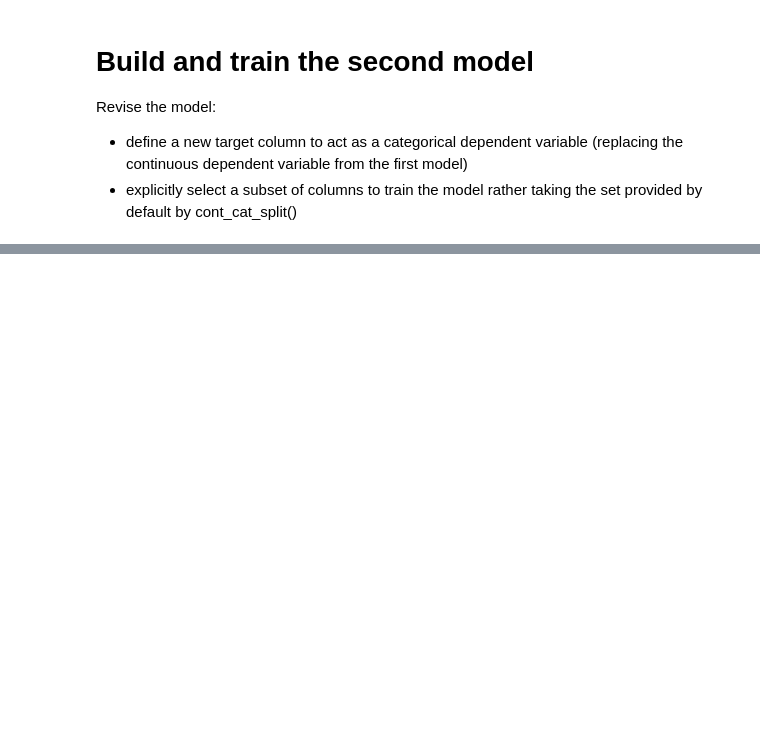
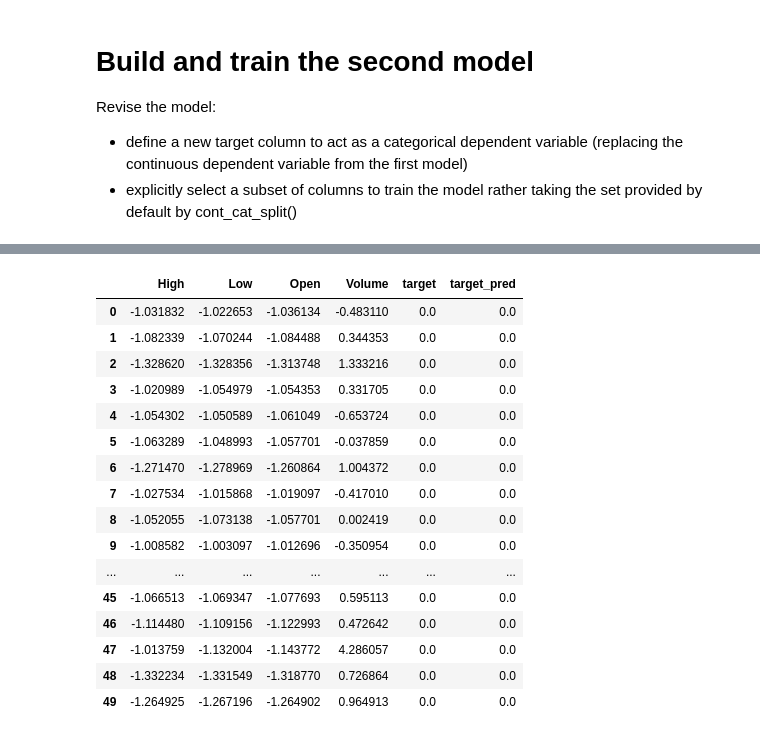
Before and after one commit to PacktPublishing/Deep-Learning-with-fastai-Cookbook, a Jupyter notebook: ch3/assessing_dataset_suitability.ipynb, the cells around one changed output, grey strips where cells are left out. Cells and saved outputs as stored; diff of their text form; code cells hidden in the pictures; blank space fills up the shorter version.

```diff
--- a/ch3/assessing_dataset_suitability.ipynb
+++ b/ch3/assessing_dataset_suitability.ipynb
@@ -176,0 +175,3 @@ learn.fit_one_cycle(30)
+# %%
+df_results = learn.show_results(max_n=50)
+# %% [output]
@@ -176,0 +179,17 @@ learn.fit_one_cycle(30)
+|  | High | Low | Open | Volume | target | target_pred |
+| 0 | -1.031832 | -1.022653 | -1.036134 | -0.483110 | 0.0 | 0.0 |
+| 1 | -1.082339 | -1.070244 | -1.084488 | 0.344353 | 0.0 | 0.0 |
+| 2 | -1.328620 | -1.328356 | -1.313748 | 1.333216 | 0.0 | 0.0 |
+| 3 | -1.020989 | -1.054979 | -1.054353 | 0.331705 | 0.0 | 0.0 |
+| 4 | -1.054302 | -1.050589 | -1.061049 | -0.653724 | 0.0 | 0.0 |
+| 5 | -1.063289 | -1.048993 | -1.057701 | -0.037859 | 0.0 | 0.0 |
+| 6 | -1.271470 | -1.278969 | -1.260864 | 1.004372 | 0.0 | 0.0 |
+| 7 | -1.027534 | -1.015868 | -1.019097 | -0.417010 | 0.0 | 0.0 |
+| 8 | -1.052055 | -1.073138 | -1.057701 | 0.002419 | 0.0 | 0.0 |
+| 9 | -1.008582 | -1.003097 | -1.012696 | -0.350954 | 0.0 | 0.0 |
+| ... | ... | ... | ... | ... | ... | ... |
+| 45 | -1.066513 | -1.069347 | -1.077693 | 0.595113 | 0.0 | 0.0 |
+| 46 | -1.114480 | -1.109156 | -1.122993 | 0.472642 | 0.0 | 0.0 |
+| 47 | -1.013759 | -1.132004 | -1.143772 | 4.286057 | 0.0 | 0.0 |
+| 48 | -1.332234 | -1.331549 | -1.318770 | 0.726864 | 0.0 | 0.0 |
+| 49 | -1.264925 | -1.267196 | -1.264902 | 0.964913 | 0.0 | 0.0 |
```
Also changed, not shown: parts of 7 cells of this notebook.
